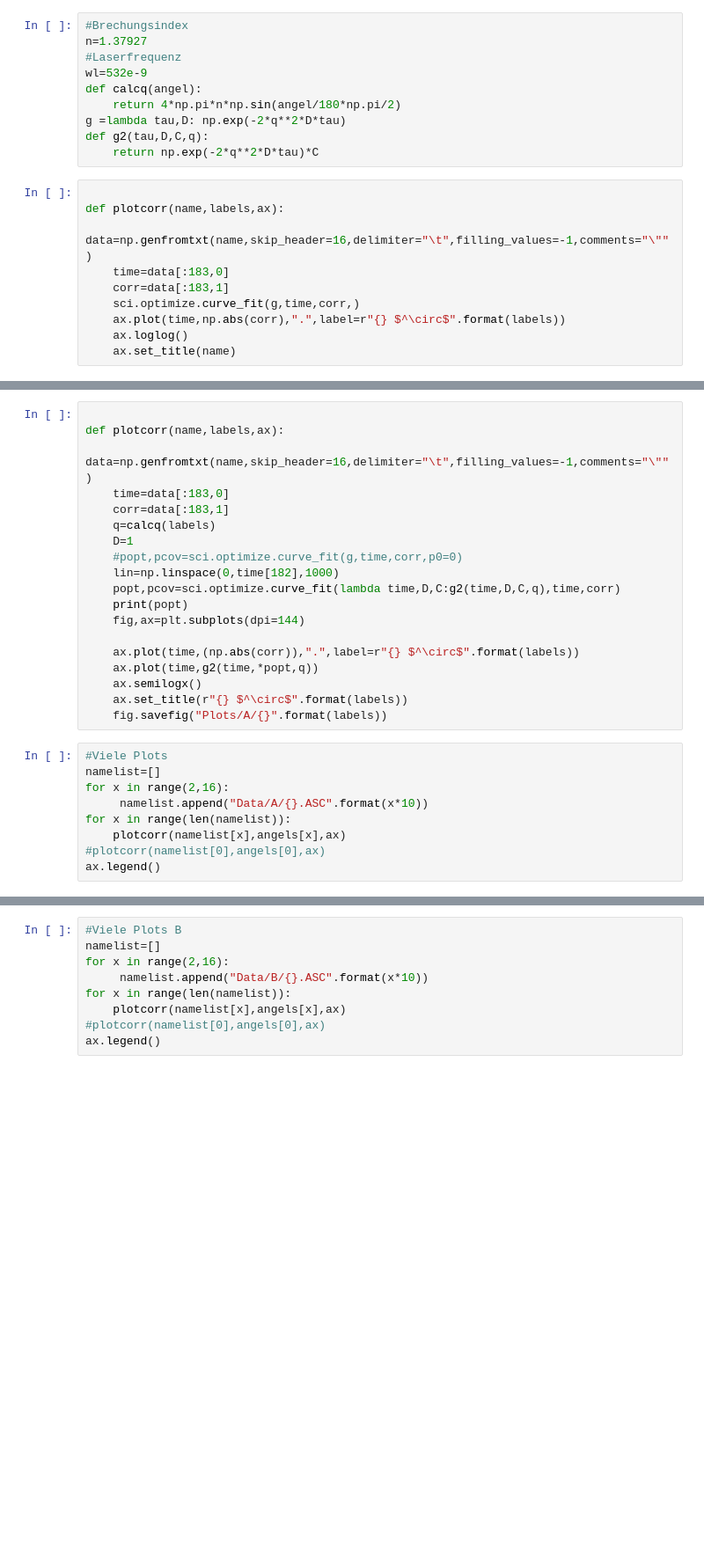
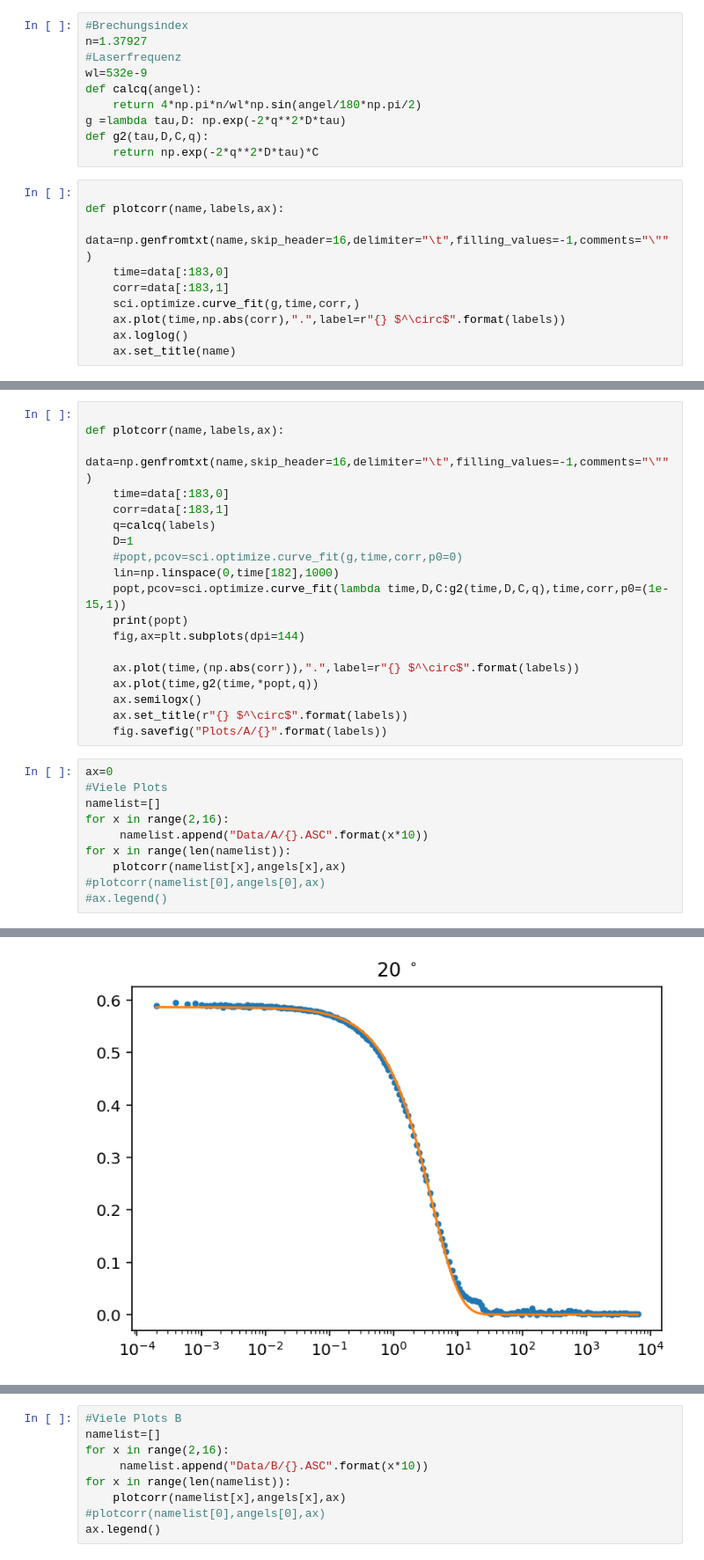
Before and after one commit to qwretz/fpraktikum, a Jupyter notebook: Dynamic Light Scattering/Plots.ipynb, the cells around one changed output, grey strips where cells are left out. Shown at 88% size. Saved outputs shown, nothing was run; the diff lists cells and outputs as text; blank space fills up the shorter version.

```diff
--- a/Dynamic Light Scattering/Plots.ipynb
+++ b/Dynamic Light Scattering/Plots.ipynb
@@ -12,7 +12,7 @@ n=1.37927
 #Laserfrequenz
 wl=532e-9
 def calcq(angel):
-    return 4*np.pi*n*np.sin(angel/180*np.pi/2)
+    return 4*np.pi*n/wl*np.sin(angel/180*np.pi/2)
 g =lambda tau,D: np.exp(-2*q**2*D*tau)
 def g2(tau,D,C,q):
     return np.exp(-2*q**2*D*tau)*C
@@ -50,7 +51,7 @@ def plotcorr(name,labels,ax):
     D=1
     #popt,pcov=sci.optimize.curve_fit(g,time,corr,p0=0)
     lin=np.linspace(0,time[182],1000)
-    popt,pcov=sci.optimize.curve_fit(lambda time,D,C:g2(time,D,C,q),time,corr)
+    popt,pcov=sci.optimize.curve_fit(lambda time,D,C:g2(time,D,C,q),time,corr,p0=(1e-15,1))
     print(popt)
     fig,ax=plt.subplots(dpi=144)
 
@@ -60,6 +61,7 @@ def plotcorr(name,labels,ax):
     ax.set_title(r"{} $^\circ$".format(labels))
     fig.savefig("Plots/A/{}".format(labels))
 # %%
+ax=0
 #Viele Plots
 namelist=[]
 for x in range(2,16):
@@ -67,4 +69,5 @@ for x in range(2,16):
 for x in range(len(namelist)):
     plotcorr(namelist[x],angels[x],ax)
 #plotcorr(namelist[0],angels[0],ax)
-ax.legend()
+#ax.legend()
+# %% [output]
@@ -70,0 +88 @@ ax.legend()
+[figure, added]
```
Also changed, not shown: parts of 2 cells of this notebook.
